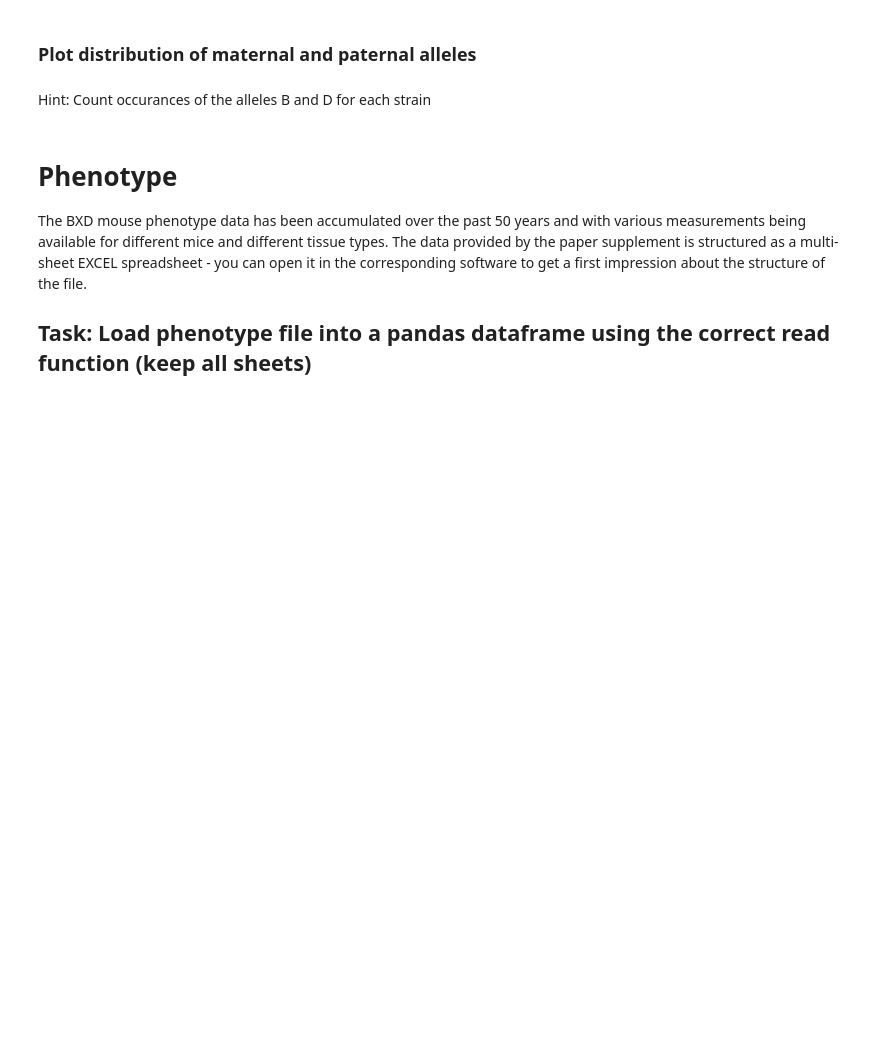
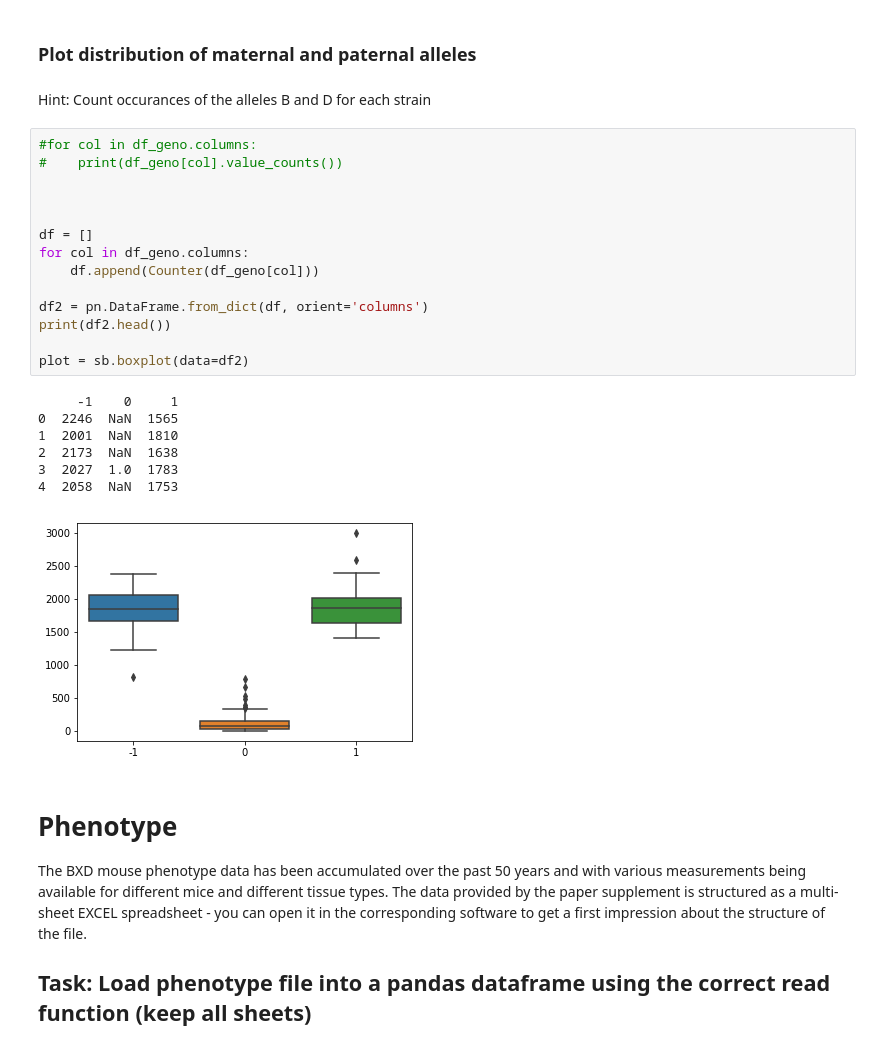
Before and after one commit to TrisKast/DataScience-Bioinformatics, a Jupyter notebook: notebooks/Day2_Exploratory_Analysis.ipynb, the cells around one changed output. Cells and saved outputs as stored; diff of their text form; blank space fills up the shorter version.

```diff
--- a/notebooks/Day2_Exploratory_Analysis.ipynb
+++ b/notebooks/Day2_Exploratory_Analysis.ipynb
@@ -69,6 +175,28 @@ Hint: For the Heatmap in the next task, it is preferable to have a [-x,x] range,
 ### Plot distribution of maternal and paternal alleles
 # %% [markdown]
 Hint: Count occurances of the alleles B and D for each strain
+# %%
+#for col in df_geno.columns:
+#    print(df_geno[col].value_counts())
+
+
+
+df = []
+for col in df_geno.columns:
+    df.append(Counter(df_geno[col]))
+
+df2 = pn.DataFrame.from_dict(df, orient='columns')
+print(df2.head())
+
+plot = sb.boxplot(data=df2)
+# %% [output]
+     -1    0     1
+0  2246  NaN  1565
+1  2001  NaN  1810
+2  2173  NaN  1638
+3  2027  1.0  1783
+4  2058  NaN  1753
+[figure, added]
 # %% [markdown]
 # Phenotype
 The BXD mouse phenotype data has been accumulated over the past 50 years and with various measurements being available for different mice and different tissue types. The data provided by the paper supplement is structured as a multi-sheet EXCEL spreadsheet - you can open it in the corresponding software to get a first impression about the structure of the file.
```
Also changed, not shown: parts of 27 cells of this notebook.
